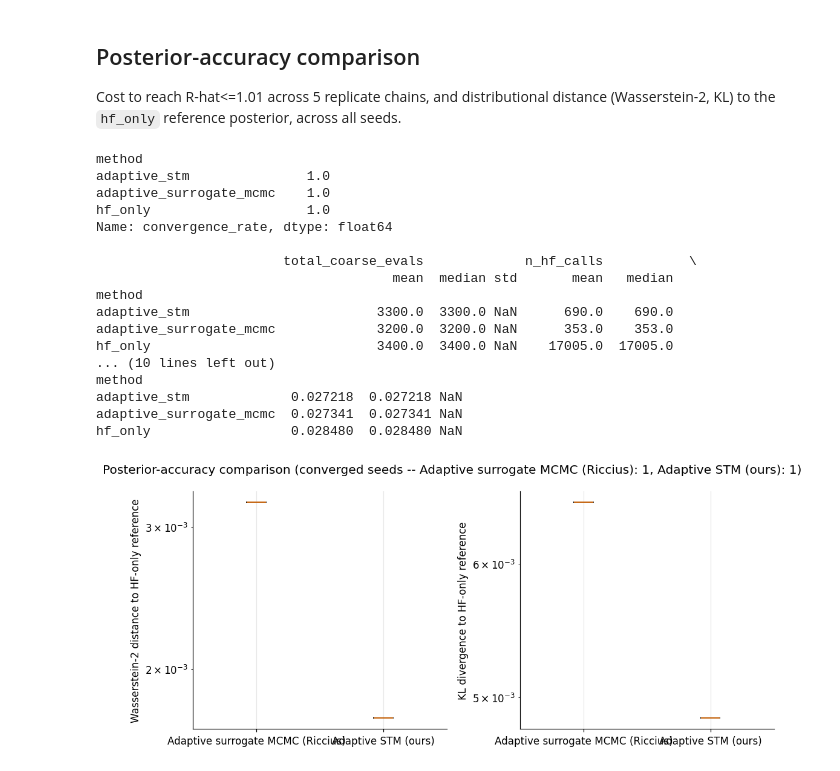
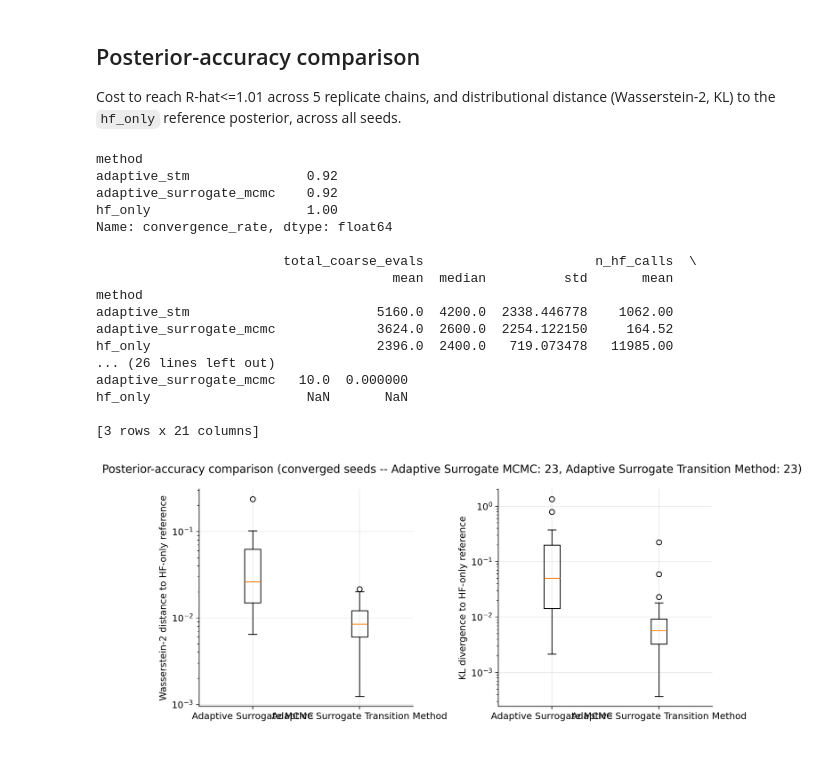
Before and after one commit to filippozacchei/MFDA_ActiveLearning, a Jupyter notebook: examples/toy_problem/msd_benchmark.ipynb, the cells around one changed output. Cells and saved outputs as stored; diff of their text form; code cells hidden in the pictures.

```diff
--- a/examples/toy_problem/msd_benchmark.ipynb
+++ b/examples/toy_problem/msd_benchmark.ipynb
@@ -174,4 +248,5 @@ else:
         tc_df["offline_extra_hf"].to_numpy(), tc_df["online_extra_hf"].to_numpy(), n_init=tc_rows[0]["n_init"]
     )
     fig.savefig(FIGURES_DIR / "training_cost_sweep.png", bbox_inches="tight")
+    display(Image(filename=str(FIGURES_DIR / f"training_cost_sweep.png")))
 # %% [output]
@@ -190,45 +271,57 @@ for r in sweep_rows:
         p = r["posterior"].get(method)
         if p is None:
             continue  # e.g. an older row saved before the online_active_synced -> adaptive_surrogate_mcmc rename
         pooled = p.get("pooled", {})
+        # Replica 0's POD rank/refit count -- adaptive_surrogate_mcmc's replicates are
+        # normally identical (synced every round, see the sync-hook discussion above),
+        # and adaptive_stm always has exactly one. hf_only has no surrogate at all, and
+        # older rows saved before this metric existed have no "surrogate_stats" key.
+        surrogate_stats = r.get("surrogate_stats", {}).get(method, {})
+        pod_rank = surrogate_stats.get("pod_rank", [None])[0]
+        pod_refit_count = surrogate_stats.get("pod_refit_count", [None])[0]
         pa_rows.append({
             "seed": r["seed"],
             "method": method,
             "converged": p["converged"],
             "total_coarse_evals": p["total_coarse_evals"],
             "n_hf_calls": pooled.get("n_hf_calls"),
             "w2_ref": pooled.get("wasserstein2_to_reference"),
             "kl_ref": pooled.get("kl_to_reference"),
             "rmse": pooled.get("rmse_to_truth"),
+            "pod_rank": pod_rank,
+            "pod_refit_count": pod_refit_count,
         })
 pa_df = pd.DataFrame(pa_rows)
 print(pa_df.groupby("method")["converged"].mean().rename("convergence_rate"))
 print()
-print(pa_df.groupby("method")[["total_coarse_evals", "n_hf_calls", "w2_ref", "kl_ref", "rmse"]].agg(["mean", "median", "std"]))
+print(pa_df.groupby("method")[
+    ["total_coarse_evals", "n_hf_calls", "w2_ref", "kl_ref", "rmse", "pod_rank", "pod_refit_count"]
+].agg(["mean", "median", "std"]))
 
 method_order = ("adaptive_surrogate_mcmc", "adaptive_stm")
 converged = pa_df[pa_df["converged"]]
 w2_by_method = {m: converged.loc[converged["method"] == m, "w2_ref"].dropna().to_numpy() for m in method_order}
 kl_by_method = {m: converged.loc[converged["method"] == m, "kl_ref"].dropna().to_numpy() for m in method_order}
 
 fig = plot_accuracy_boxplots(w2_by_method, kl_by_method, method_order=method_order)
 fig.savefig(FIGURES_DIR / "posterior_accuracy_sweep.png", bbox_inches="tight")
+display(Image(filename=str(FIGURES_DIR / f"posterior_accuracy_sweep.png")))
 # %% [output]
 method
-adaptive_stm               1.0
-adaptive_surrogate_mcmc    1.0
-hf_only                    1.0
+adaptive_stm               0.92
+adaptive_surrogate_mcmc    0.92
+hf_only                    1.00
 Name: convergence_rate, dtype: float64
 
-                        total_coarse_evals             n_hf_calls           \
-                                      mean  median std       mean   median
+                        total_coarse_evals                      n_hf_calls  \
+                                      mean  median          std       mean
 method
-adaptive_stm                        3300.0  3300.0 NaN      690.0    690.0
-adaptive_surrogate_mcmc             3200.0  3200.0 NaN      353.0    353.0
-hf_only                             3400.0  3400.0 NaN    17005.0  17005.0
-... (10 lines left out)
-method
-adaptive_stm             0.027218  0.027218 NaN
-adaptive_surrogate_mcmc  0.027341  0.027341 NaN
-hf_only                  0.028480  0.028480 NaN
+adaptive_stm                        5160.0  4200.0  2338.446778    1062.00
+adaptive_surrogate_mcmc             3624.0  2600.0  2254.122150     164.52
+hf_only                             2396.0  2400.0   719.073478   11985.00
+... (26 lines left out)
+adaptive_surrogate_mcmc   10.0  0.000000
+hf_only                    NaN       NaN
+
+[3 rows x 21 columns]
-[figure, old version]
+[figure, new version]
```
Also changed, not shown: parts of 8 cells of this notebook, 18 other files.
